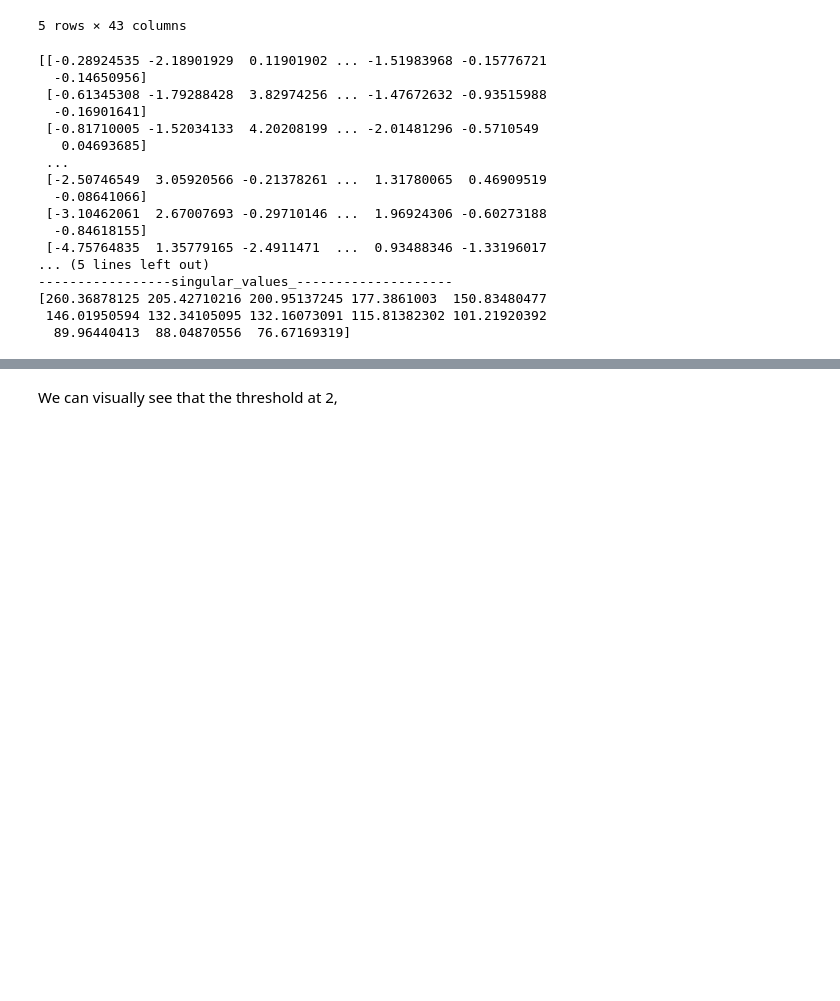
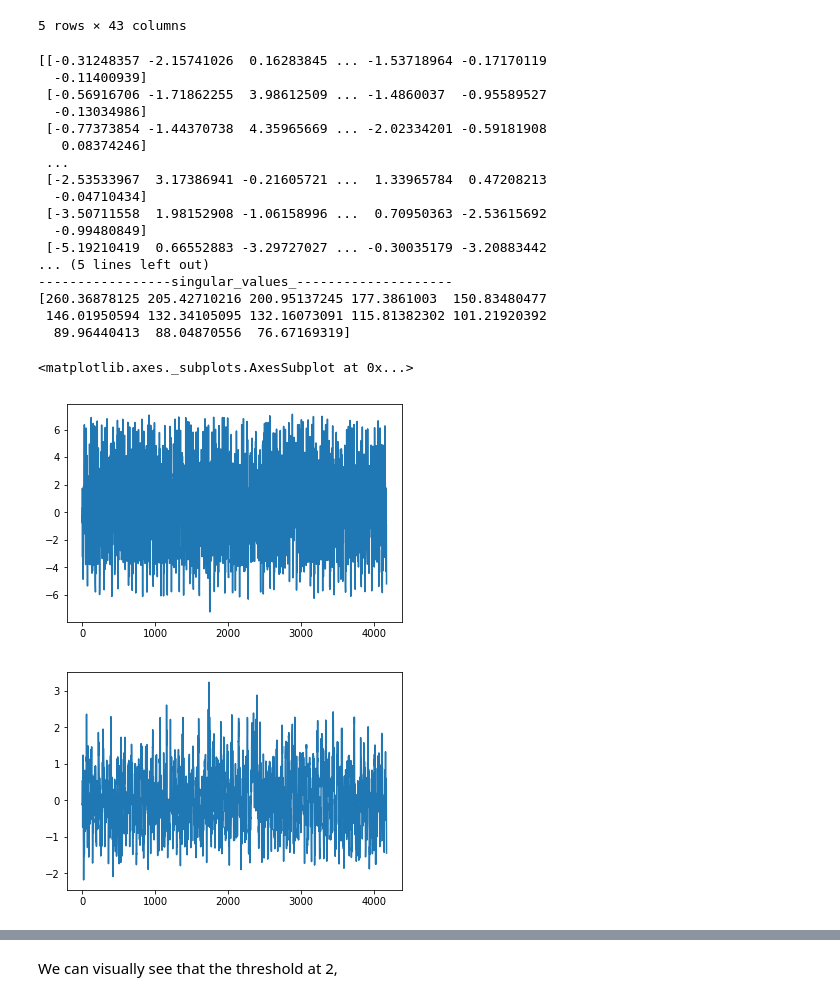
Before and after one commit to enreina/cs4035-lab, a Jupyter notebook: lab2/PCA_task.ipynb, the cells around one changed output, grey strips where cells are left out. Cells and saved outputs as stored; diff of their text form; code cells hidden in the pictures; blank space fills up the shorter version.

```diff
--- a/lab2/PCA_task.ipynb
+++ b/lab2/PCA_task.ipynb
@@ -219,7 +238,7 @@ X_scaled04 = preprocessing.scale(dataset04)
 import numpy as np
 from sklearn.decomposition import PCA
 #pca = PCA(n_components=10)
-transform04 = pca.transform(X_scaled04)
+transform04 = pca13.transform(X_scaled04)
 
 #print(pca.fit(X_scaled))
 
@@ -229,20 +248,32 @@ print(pca.explained_variance_ratio_)
 print("-----------------singular_values_--------------------")
 print(pca.singular_values_)
 # %% [output]
-[[-0.28924535 -2.18901929  0.11901902 ... -1.51983968 -0.15776721
-  -0.14650956]
- [-0.61345308 -1.79288428  3.82974256 ... -1.47672632 -0.93515988
-  -0.16901641]
- [-0.81710005 -1.52034133  4.20208199 ... -2.01481296 -0.5710549
-   0.04693685]
+[[-0.31248357 -2.15741026  0.16283845 ... -1.53718964 -0.17170119
+  -0.11400939]
+ [-0.56916706 -1.71862255  3.98612509 ... -1.4860037  -0.95589527
+  -0.13034986]
+ [-0.77373854 -1.44370738  4.35965669 ... -2.02334201 -0.59181908
+   0.08374246]
  ...
- [-2.50746549  3.05920566 -0.21378261 ...  1.31780065  0.46909519
-  -0.08641066]
- [-3.10462061  2.67007693 -0.29710146 ...  1.96924306 -0.60273188
-  -0.84618155]
- [-4.75764835  1.35779165 -2.4911471  ...  0.93488346 -1.33196017
+ [-2.53533967  3.17386941 -0.21605721 ...  1.33965784  0.47208213
+  -0.04710434]
+ [-3.50711558  1.98152908 -1.06158996 ...  0.70950363 -2.53615692
+  -0.99480849]
+ [-5.19210419  0.66552883 -3.29727027 ... -0.30035179 -3.20883442
 ... (5 lines left out)
 -----------------singular_values_--------------------
 [260.36878125 205.42710216 200.95137245 177.3861003  150.83480477
  146.01950594 132.34105095 132.16073091 115.81382302 101.21920392
   89.96440413  88.04870556  76.67169319]
+# %%
+transform04_dataframe = pd.DataFrame(transform04)
+transform04_dataframe.head()
+
+plt.figure()
+transform04_dataframe[0].plot()
+plt.figure()
+transform04_dataframe[12].plot()
+# %% [output]
+<matplotlib.axes._subplots.AxesSubplot at 0x...>
+[figure, added]
+[figure, added]
```
Also changed, not shown: parts of 13 cells of this notebook.
